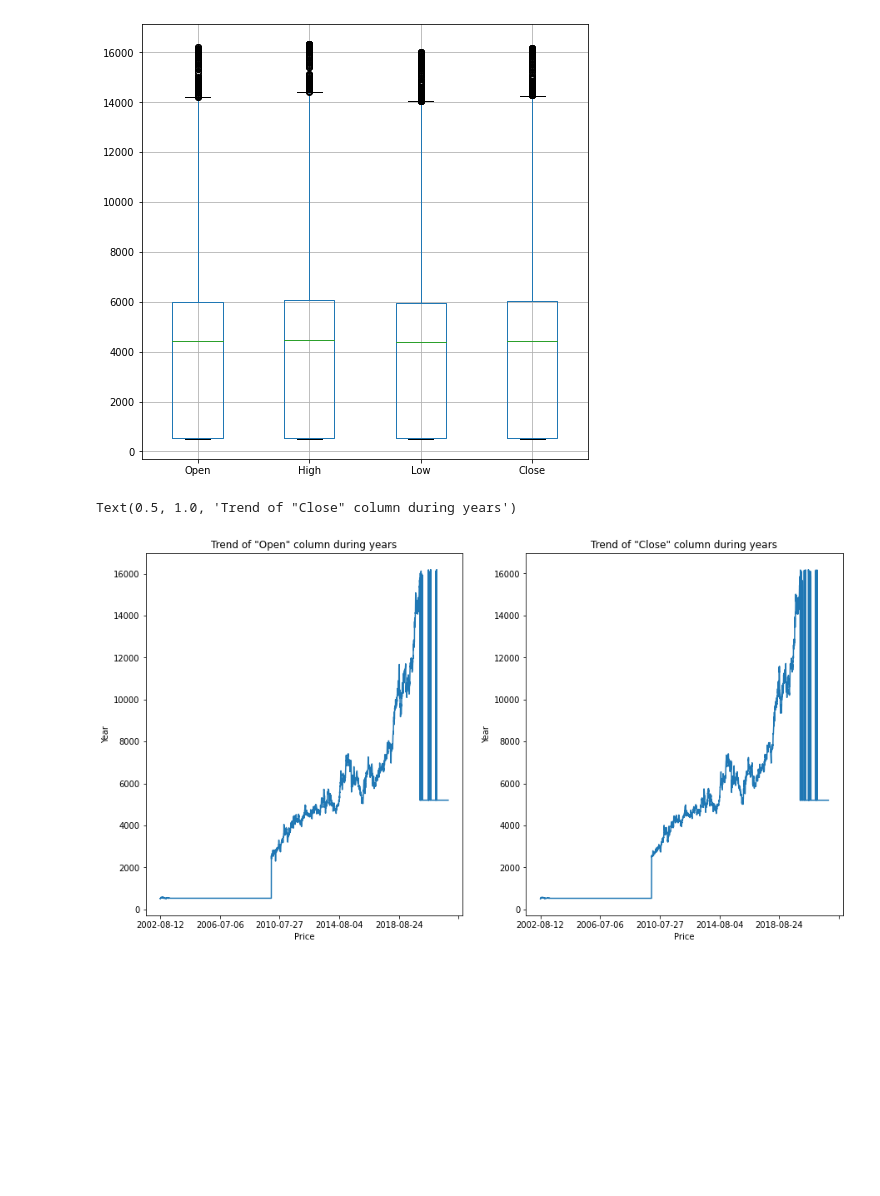
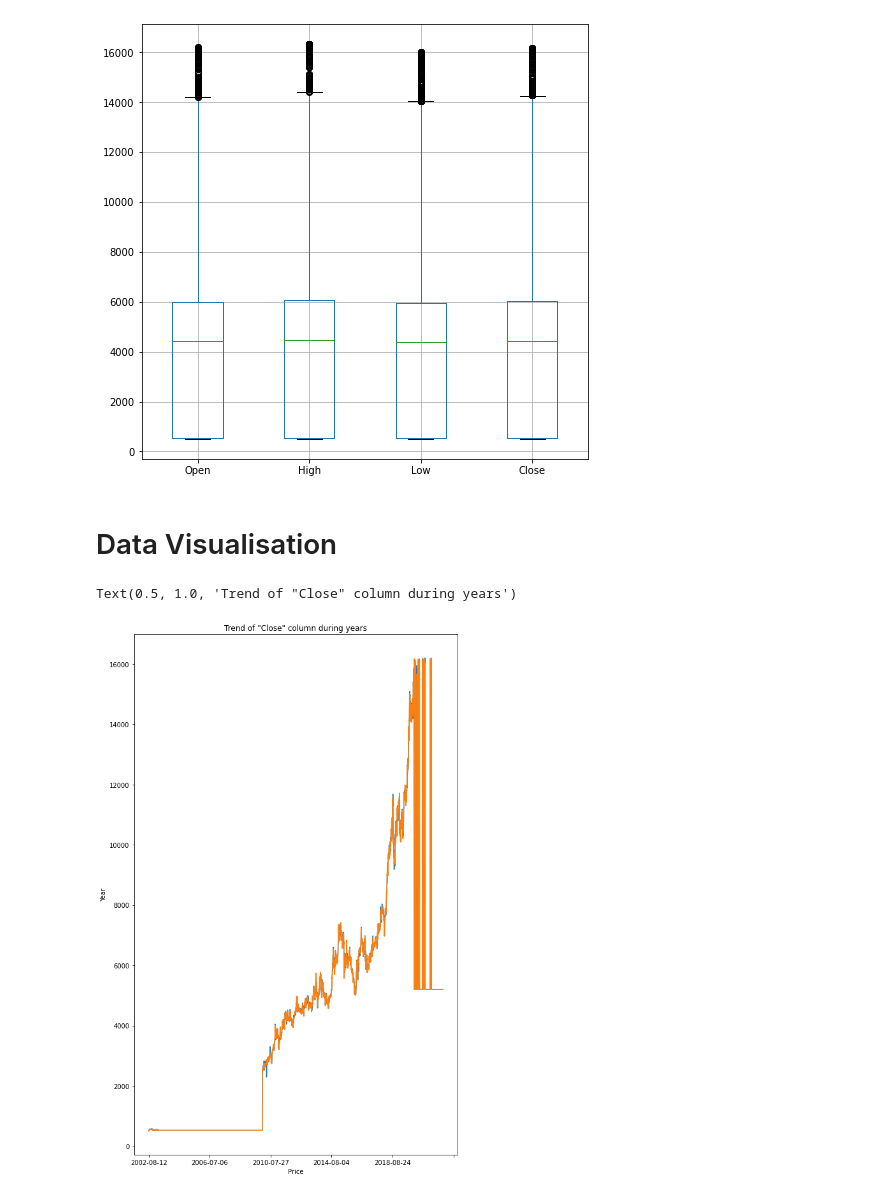
Before and after one commit to Preeti27092000/nestle_linear_reg_capstone, a Jupyter notebook: nestle_inear_reg_capstone.ipynb, the cells around one changed output. Cells and saved outputs as stored; diff of their text form; code cells hidden in the pictures; blank space fills up the shorter version.

```diff
--- a/nestle_inear_reg_capstone.ipynb
+++ b/nestle_inear_reg_capstone.ipynb
@@ -438,18 +435,20 @@ df_nestle = df_nestle.set_index('Date')
+# %% [markdown]
+# Data Visualisation
 # %%
-plt.rcParams['figure.figsize'] = [15,8]
+plt.rcParams['figure.figsize'] = [20,15]
 # subplot = module or method of python, needed to visualise more than one graphs together by placing it side by side
 # subplot(total rows,columns needed in each row,index at which column which graph is to be placed)
 plt.subplot(1,2,1)
 b = df_nestle['Open'].plot()
 plt.xlabel('Price')
 plt.ylabel('Year')
 plt.title('Trend of "Open" column during years')
 # using plot method gor line graph by default
-plt.subplot(1,2,2)
+plt.subplot(1,2,1)
 a = df_nestle['Close'].plot()
 plt.xlabel('Price')
 plt.ylabel('Year')
 plt.title('Trend of "Close" column during years')
 # %% [output]
 Text(0.5, 1.0, 'Trend of "Close" column during years')
-[figure, old version]
+[figure, new version]
```
Also changed, not shown: parts of 48 cells of this notebook.
